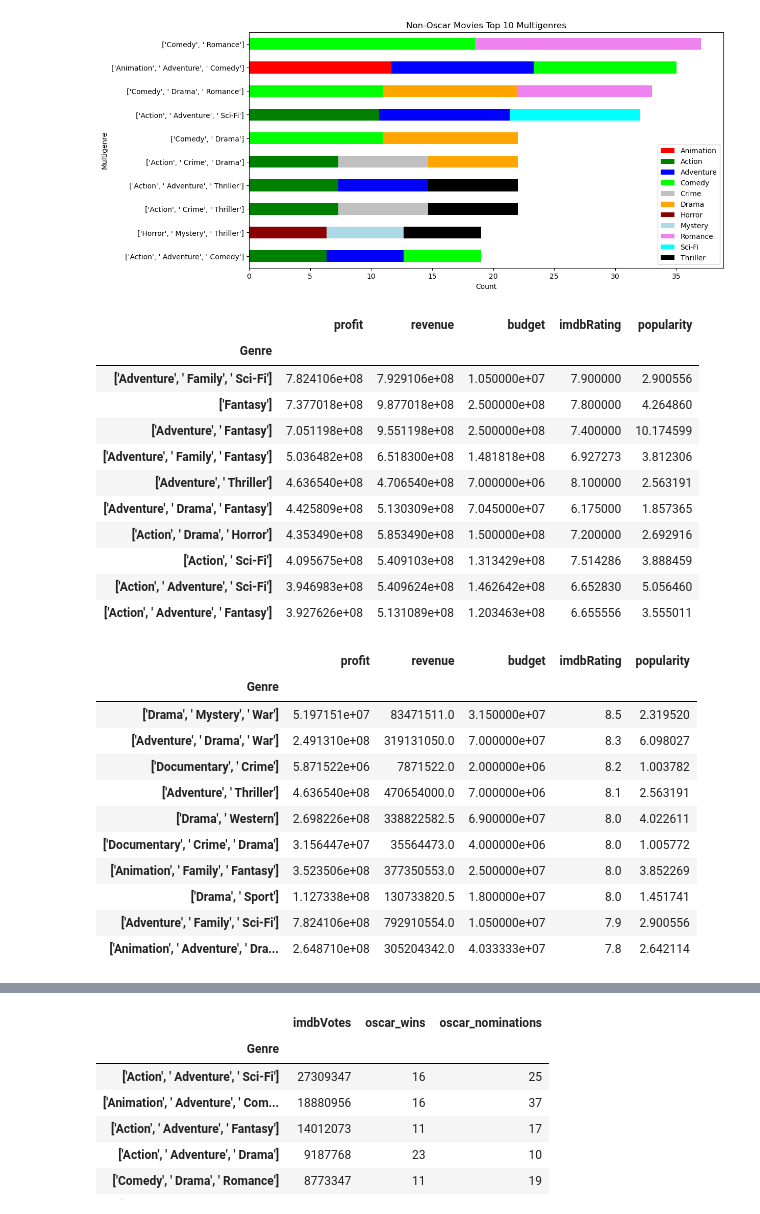
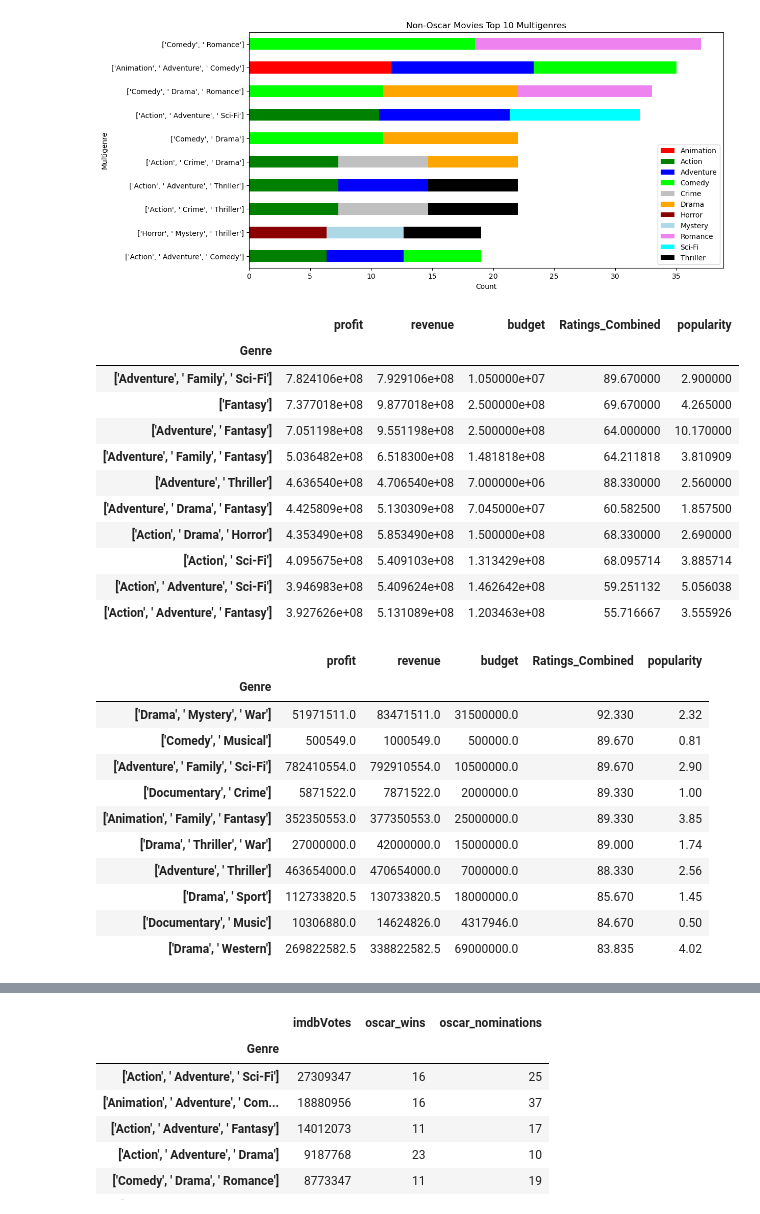
Before and after one commit to PurnimaPathak44/Project-1, a Jupyter notebook: Main Movie Folder/movie_main.ipynb, the cells around one changed output, grey strips where cells are left out. Cells and saved outputs as stored; diff of their text form; code cells hidden in the pictures.

```diff
--- a/Main Movie Folder/movie_main.ipynb
+++ b/Main Movie Folder/movie_main.ipynb
@@ -42,6 +42,6 @@ df = pd.merge(df, TMBD_df[['imdbID', 'revenue', 'profit', 'popularity']], on="im
 # %%
 # calculate the combined average rating from the three 'Metascore','Rotten Tomatoes','imdbRating' and add as a column
 
-# df['imdbRating'] = df['imdbRating'] * 10
-# df = df.assign(Ratings_Combined = df.loc[:, ['Metascore','Rotten Tomatoes','imdbRating']].mean(axis=1)).round(2)
-# df.head(2)
+df['imdbRating'] = df['imdbRating'] * 10
+df = df.assign(Ratings_Combined = df.loc[:, ['Metascore','Rotten Tomatoes','imdbRating']].mean(axis=1)).round(2)
+df.head(2)
@@ -320,36 +325,36 @@ other_movies_multigenre_count10_copy.sort_values(by="Count", ascending=True).ilo
 top10_average = df.groupby(["Genre"]).mean(numeric_only=True)
 top10_sum = df.groupby(["Genre"]).sum(numeric_only=True)
 # %%
-top10_average = top10_average[['profit', 'revenue', 'budget', 'imdbRating', 'popularity']]
+top10_average = top10_average[['profit', 'revenue', 'budget', 'Ratings_Combined', 'popularity']]
 top10_average.sort_values(by='profit', ascending=False).head(10)
 # %% [output]
-|  | profit | revenue | budget | imdbRating | popularity |
+|  | profit | revenue | budget | Ratings_Combined | popularity |
 | Genre |  |  |  |  |  |
-| ['Adventure', ' Family', ' Sci-Fi'] | 7.824106e+08 | 7.929106e+08 | 1.050000e+07 | 7.900000 | 2.900556 |
-| ['Fantasy'] | 7.377018e+08 | 9.877018e+08 | 2.500000e+08 | 7.800000 | 4.264860 |
-| ['Adventure', ' Fantasy'] | 7.051198e+08 | 9.551198e+08 | 2.500000e+08 | 7.400000 | 10.174599 |
-| ['Adventure', ' Family', ' Fantasy'] | 5.036482e+08 | 6.518300e+08 | 1.481818e+08 | 6.927273 | 3.812306 |
-| ['Adventure', ' Thriller'] | 4.636540e+08 | 4.706540e+08 | 7.000000e+06 | 8.100000 | 2.563191 |
-| ['Adventure', ' Drama', ' Fantasy'] | 4.425809e+08 | 5.130309e+08 | 7.045000e+07 | 6.175000 | 1.857365 |
-| ['Action', ' Drama', ' Horror'] | 4.353490e+08 | 5.853490e+08 | 1.500000e+08 | 7.200000 | 2.692916 |
-| ['Action', ' Sci-Fi'] | 4.095675e+08 | 5.409103e+08 | 1.313429e+08 | 7.514286 | 3.888459 |
-| ['Action', ' Adventure', ' Sci-Fi'] | 3.946983e+08 | 5.409624e+08 | 1.462642e+08 | 6.652830 | 5.056460 |
-| ['Action', ' Adventure', ' Fantasy'] | 3.927626e+08 | 5.131089e+08 | 1.203463e+08 | 6.655556 | 3.555011 |
+| ['Adventure', ' Family', ' Sci-Fi'] | 7.824106e+08 | 7.929106e+08 | 1.050000e+07 | 89.670000 | 2.900000 |
+| ['Fantasy'] | 7.377018e+08 | 9.877018e+08 | 2.500000e+08 | 69.670000 | 4.265000 |
+| ['Adventure', ' Fantasy'] | 7.051198e+08 | 9.551198e+08 | 2.500000e+08 | 64.000000 | 10.170000 |
+| ['Adventure', ' Family', ' Fantasy'] | 5.036482e+08 | 6.518300e+08 | 1.481818e+08 | 64.211818 | 3.810909 |
+| ['Adventure', ' Thriller'] | 4.636540e+08 | 4.706540e+08 | 7.000000e+06 | 88.330000 | 2.560000 |
+| ['Adventure', ' Drama', ' Fantasy'] | 4.425809e+08 | 5.130309e+08 | 7.045000e+07 | 60.582500 | 1.857500 |
+| ['Action', ' Drama', ' Horror'] | 4.353490e+08 | 5.853490e+08 | 1.500000e+08 | 68.330000 | 2.690000 |
+| ['Action', ' Sci-Fi'] | 4.095675e+08 | 5.409103e+08 | 1.313429e+08 | 68.095714 | 3.885714 |
+| ['Action', ' Adventure', ' Sci-Fi'] | 3.946983e+08 | 5.409624e+08 | 1.462642e+08 | 59.251132 | 5.056038 |
+| ['Action', ' Adventure', ' Fantasy'] | 3.927626e+08 | 5.131089e+08 | 1.203463e+08 | 55.716667 | 3.555926 |
 # %%
-top10_average.sort_values(by='imdbRating', ascending=False).head(10)
+top10_average.sort_values(by='Ratings_Combined', ascending=False).head(10)
 # %% [output]
-|  | profit | revenue | budget | imdbRating | popularity |
+|  | profit | revenue | budget | Ratings_Combined | popularity |
 | Genre |  |  |  |  |  |
-| ['Drama', ' Mystery', ' War'] | 5.197151e+07 | 83471511.0 | 3.150000e+07 | 8.5 | 2.319520 |
-| ['Adventure', ' Drama', ' War'] | 2.491310e+08 | 319131050.0 | 7.000000e+07 | 8.3 | 6.098027 |
-| ['Documentary', ' Crime'] | 5.871522e+06 | 7871522.0 | 2.000000e+06 | 8.2 | 1.003782 |
-| ['Adventure', ' Thriller'] | 4.636540e+08 | 470654000.0 | 7.000000e+06 | 8.1 | 2.563191 |
-| ['Drama', ' Western'] | 2.698226e+08 | 338822582.5 | 6.900000e+07 | 8.0 | 4.022611 |
-| ['Documentary', ' Crime', ' Drama'] | 3.156447e+07 | 35564473.0 | 4.000000e+06 | 8.0 | 1.005772 |
-| ['Animation', ' Family', ' Fantasy'] | 3.523506e+08 | 377350553.0 | 2.500000e+07 | 8.0 | 3.852269 |
-| ['Drama', ' Sport'] | 1.127338e+08 | 130733820.5 | 1.800000e+07 | 8.0 | 1.451741 |
-| ['Adventure', ' Family', ' Sci-Fi'] | 7.824106e+08 | 792910554.0 | 1.050000e+07 | 7.9 | 2.900556 |
-| ['Animation', ' Adventure', ' Dra... | 2.648710e+08 | 305204342.0 | 4.033333e+07 | 7.8 | 2.642114 |
+| ['Drama', ' Mystery', ' War'] | 51971511.0 | 83471511.0 | 31500000.0 | 92.330 | 2.32 |
+| ['Comedy', ' Musical'] | 500549.0 | 1000549.0 | 500000.0 | 89.670 | 0.81 |
+| ['Adventure', ' Family', ' Sci-Fi'] | 782410554.0 | 792910554.0 | 10500000.0 | 89.670 | 2.90 |
+| ['Documentary', ' Crime'] | 5871522.0 | 7871522.0 | 2000000.0 | 89.330 | 1.00 |
+| ['Animation', ' Family', ' Fantasy'] | 352350553.0 | 377350553.0 | 25000000.0 | 89.330 | 3.85 |
+| ['Drama', ' Thriller', ' War'] | 27000000.0 | 42000000.0 | 15000000.0 | 89.000 | 1.74 |
+| ['Adventure', ' Thriller'] | 463654000.0 | 470654000.0 | 7000000.0 | 88.330 | 2.56 |
+| ['Drama', ' Sport'] | 112733820.5 | 130733820.5 | 18000000.0 | 85.670 | 1.45 |
+| ['Documentary', ' Music'] | 10306880.0 | 14624826.0 | 4317946.0 | 84.670 | 0.50 |
+| ['Drama', ' Western'] | 269822582.5 | 338822582.5 | 69000000.0 | 83.835 | 4.02 |
 # %%
 top10_average.sort_values(by='revenue', ascending=False).head(10)
 # %% [output]
```
Also changed, not shown: parts of 12 cells of this notebook.
